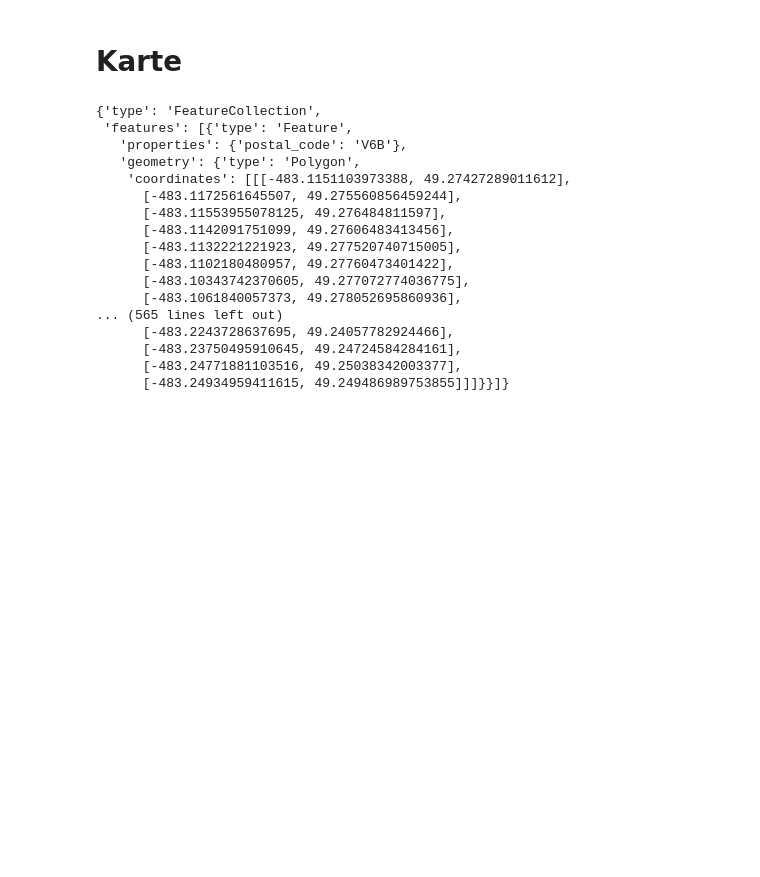
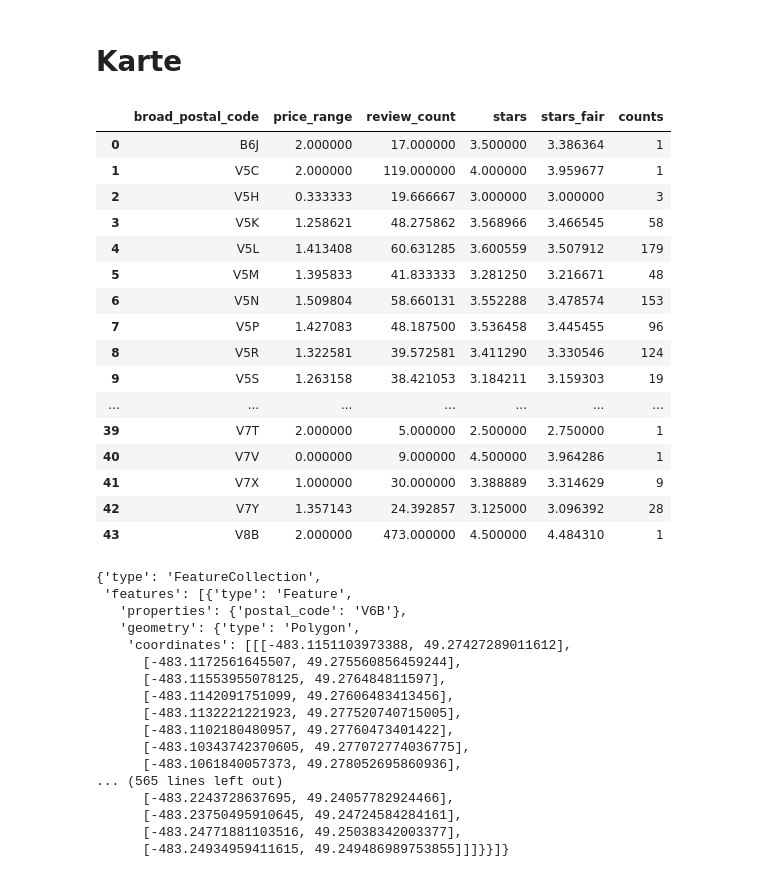
Before and after one commit to BadeJoey/Yelp_Analyser, a Jupyter notebook: data_eda.ipynb, the cells around one changed output. Saved outputs shown, nothing was run; the diff lists cells and outputs as text; code cells hidden in the pictures; blank space fills up the shorter version.

```diff
--- a/data_eda.ipynb
+++ b/data_eda.ipynb
@@ -550,8 +550,29 @@ pd.pivot_table(df, index="Fast Food", values=['stars', 'review_count', 'stars_fa
 # %%
 value_counts = df['broad_postal_code'].value_counts().reset_index()
 value_counts.columns = ['broad_postal_code', 'counts']
-tabel = pd.pivot_table(df, index="broad_postal_code", values=['stars', 'review_count', 'stars_fair', 'price_range']).reset_index()
-tabel = tabel.merge(value_counts) #.sort_values("counts", ascending=False)
+table = pd.pivot_table(df, index="broad_postal_code", values=['stars', 'review_count', 'stars_fair', 'price_range']).reset_index()
+table = table.merge(value_counts) #.sort_values("counts", ascending=False)
+table.drop([44],inplace=True)
+# %%
+table
+# %% [output]
+|  | broad_postal_code | price_range | review_count | stars | stars_fair | counts |
+| 0 | B6J | 2.000000 | 17.000000 | 3.500000 | 3.386364 | 1 |
+| 1 | V5C | 2.000000 | 119.000000 | 4.000000 | 3.959677 | 1 |
+| 2 | V5H | 0.333333 | 19.666667 | 3.000000 | 3.000000 | 3 |
+| 3 | V5K | 1.258621 | 48.275862 | 3.568966 | 3.466545 | 58 |
+| 4 | V5L | 1.413408 | 60.631285 | 3.600559 | 3.507912 | 179 |
+| 5 | V5M | 1.395833 | 41.833333 | 3.281250 | 3.216671 | 48 |
+| 6 | V5N | 1.509804 | 58.660131 | 3.552288 | 3.478574 | 153 |
+| 7 | V5P | 1.427083 | 48.187500 | 3.536458 | 3.445455 | 96 |
+| 8 | V5R | 1.322581 | 39.572581 | 3.411290 | 3.330546 | 124 |
+| 9 | V5S | 1.263158 | 38.421053 | 3.184211 | 3.159303 | 19 |
+| ... | ... | ... | ... | ... | ... | ... |
+| 39 | V7T | 2.000000 | 5.000000 | 2.500000 | 2.750000 | 1 |
+| 40 | V7V | 0.000000 | 9.000000 | 4.500000 | 3.964286 | 1 |
+| 41 | V7X | 1.000000 | 30.000000 | 3.388889 | 3.314629 | 9 |
+| 42 | V7Y | 1.357143 | 24.392857 | 3.125000 | 3.096392 | 28 |
+| 43 | V8B | 2.000000 | 473.000000 | 4.500000 | 4.484310 | 1 |
 # %%
 with open(r"E:\Projekte\BackUp\ylep\GEOJson_Vancouver_Postal_Code.txt", 'r') as js:
     dictonary = json.load(js)
```
Also changed, not shown: parts of 9 cells of this notebook.
